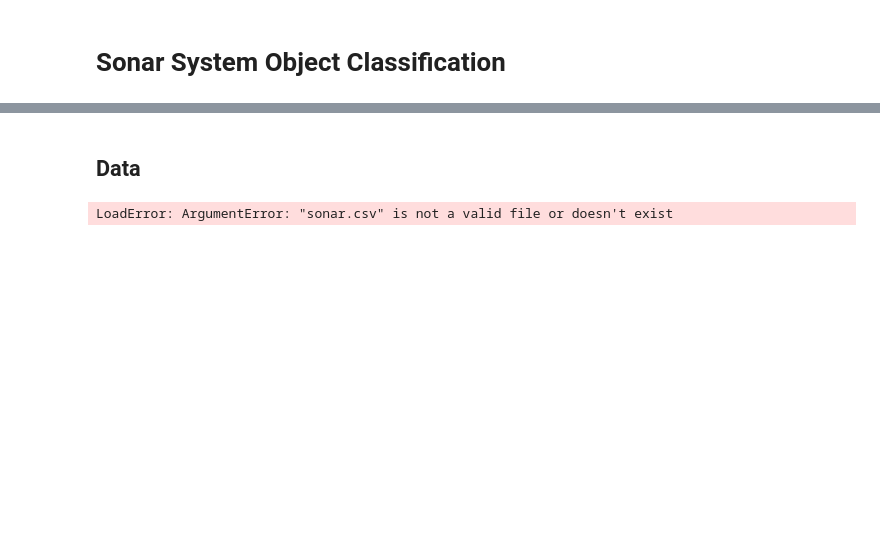
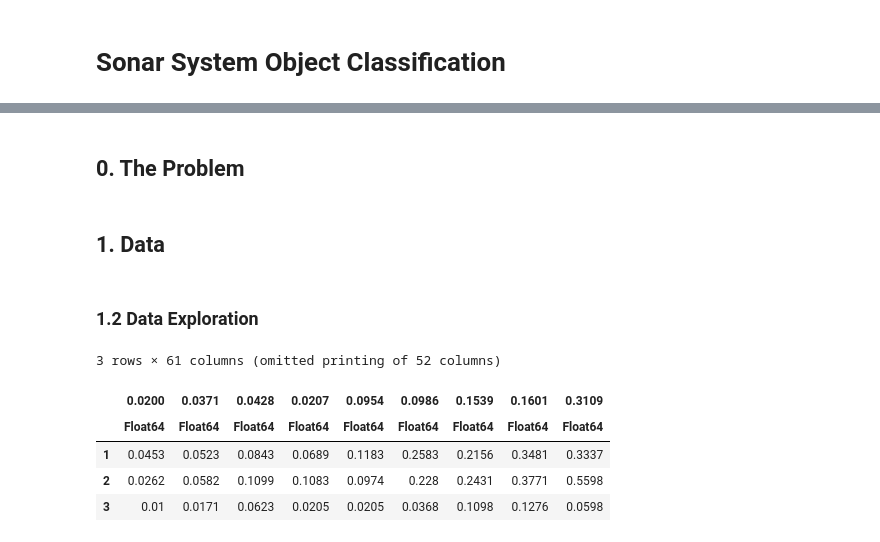
Before and after one commit to jsacevedoro/ml_maths_work2, a Jupyter notebook: Basic_Models.ipynb, the cells around one changed output, grey strips where cells are left out. Saved outputs shown, nothing was run; the diff lists cells and outputs as text; code cells hidden in the pictures; blank space fills up the shorter version.

```diff
--- a/Basic_Models.ipynb
+++ b/Basic_Models.ipynb
@@ -5,5 +3,3 @@
-# %% [markdown]
-## Data
 # %%
 # Manipulate data
 using CSV
@@ -16,9 +12,20 @@ using StableRNGs
 
 ### Machine Learning Framework ###
 using MLJ
+# %% [markdown]
+## 0. The Problem
+# %% [markdown]
+## 1. Data
+# %% [markdown]
+### 1.2 Data Exploration
 # %%
 # Loading the data
 df = CSV.read("sonar.csv",DataFrame)
-first(df,4)
+first(df,3)
 # %% [output]
-LoadError: ArgumentError: "sonar.csv" is not a valid file or doesn't exist
+3 rows × 61 columns (omitted printing of 52 columns)
+|  | 0.0200 | 0.0371 | 0.0428 | 0.0207 | 0.0954 | 0.0986 | 0.1539 | 0.1601 | 0.3109 |
+|  | Float64 | Float64 | Float64 | Float64 | Float64 | Float64 | Float64 | Float64 | Float64 |
+| 1 | 0.0453 | 0.0523 | 0.0843 | 0.0689 | 0.1183 | 0.2583 | 0.2156 | 0.3481 | 0.3337 |
+| 2 | 0.0262 | 0.0582 | 0.1099 | 0.1083 | 0.0974 | 0.228 | 0.2431 | 0.3771 | 0.5598 |
+| 3 | 0.01 | 0.0171 | 0.0623 | 0.0205 | 0.0205 | 0.0368 | 0.1098 | 0.1276 | 0.0598 |
```
Also changed, not shown: parts of 52 cells of this notebook.
